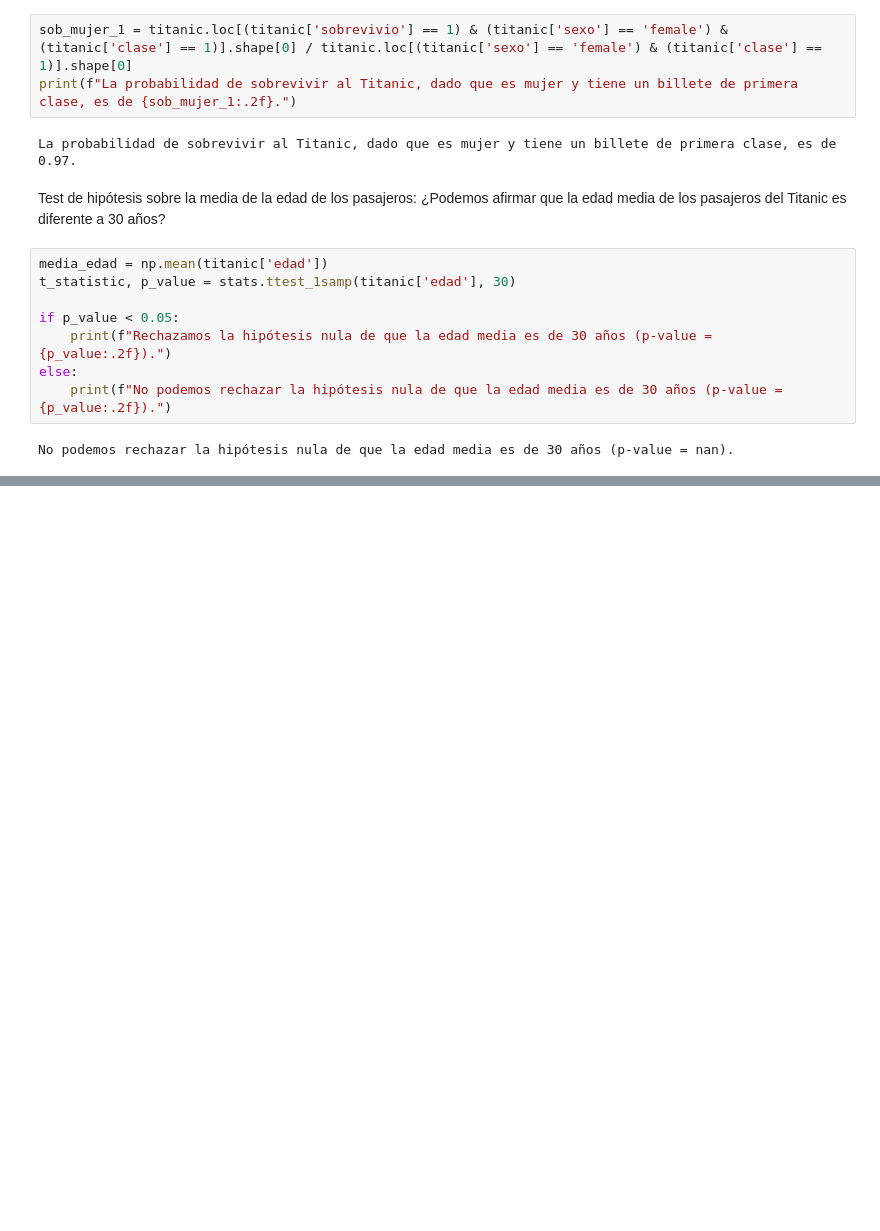
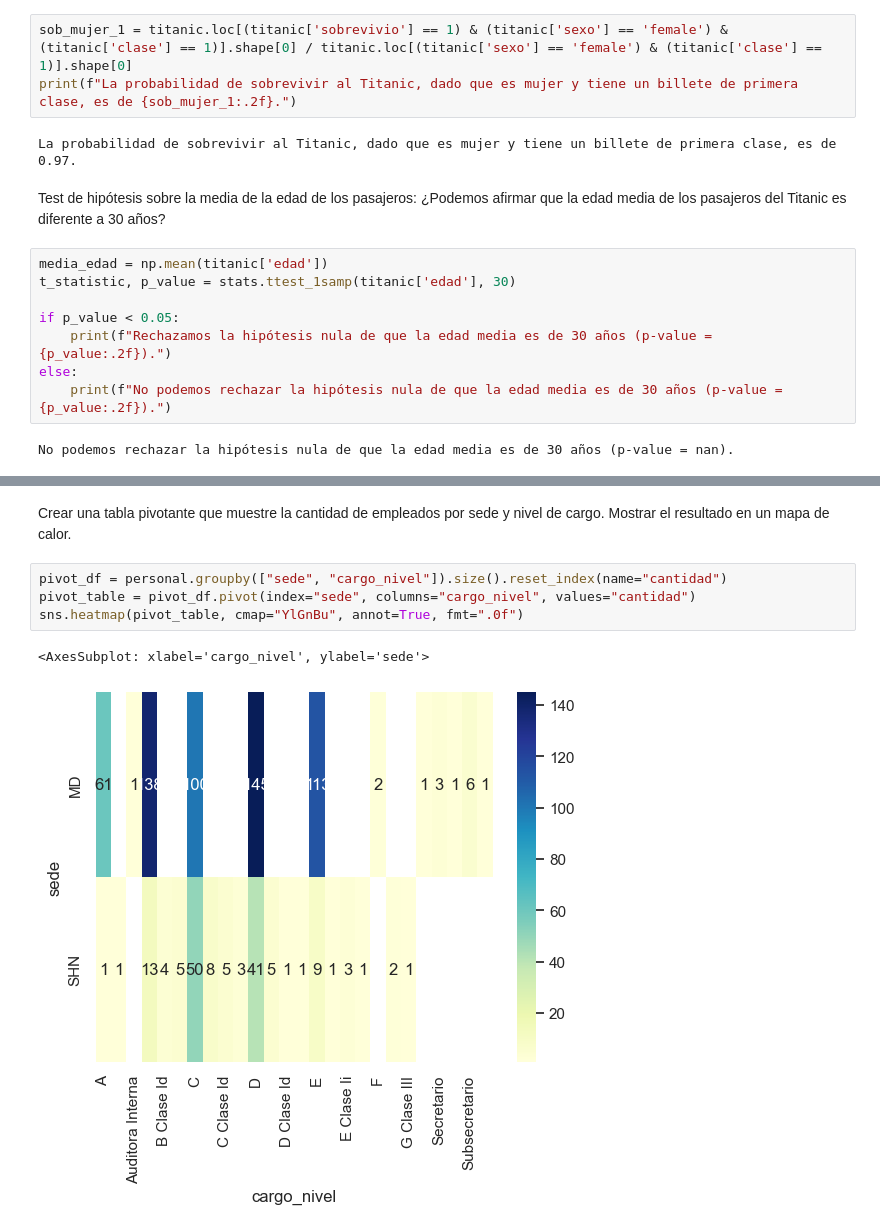
Before and after one commit to uri21199/soy-henry, a Jupyter notebook: practicas/pandas.ipynb, the cells around one changed output, grey strips where cells are left out. Cells and saved outputs as stored; diff of their text form; blank space fills up the shorter version.

```diff
--- a/practicas/pandas.ipynb
+++ b/practicas/pandas.ipynb
@@ -373,0 +424,9 @@ No podemos rechazar la hipótesis nula de que la edad media es de 30 años (p-va
+# %% [markdown]
+Crear una tabla pivotante que muestre la cantidad de empleados por sede y nivel de cargo. Mostrar el resultado en un mapa de calor.
+# %%
+pivot_df = personal.groupby(["sede", "cargo_nivel"]).size().reset_index(name="cantidad")
+pivot_table = pivot_df.pivot(index="sede", columns="cargo_nivel", values="cantidad")
+sns.heatmap(pivot_table, cmap="YlGnBu", annot=True, fmt=".0f")
+# %% [output]
+<AxesSubplot: xlabel='cargo_nivel', ylabel='sede'>
+[figure, added]
```
Also changed, not shown: parts of 27 cells of this notebook, 10 other files.
